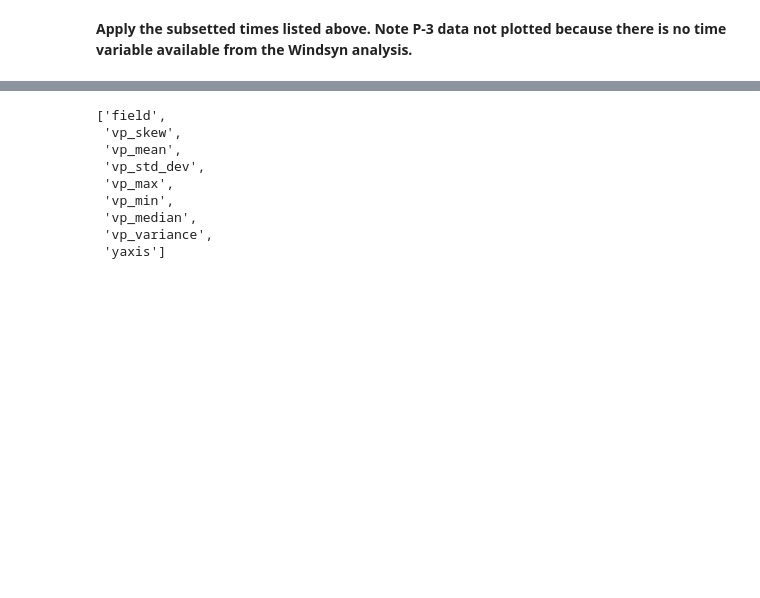
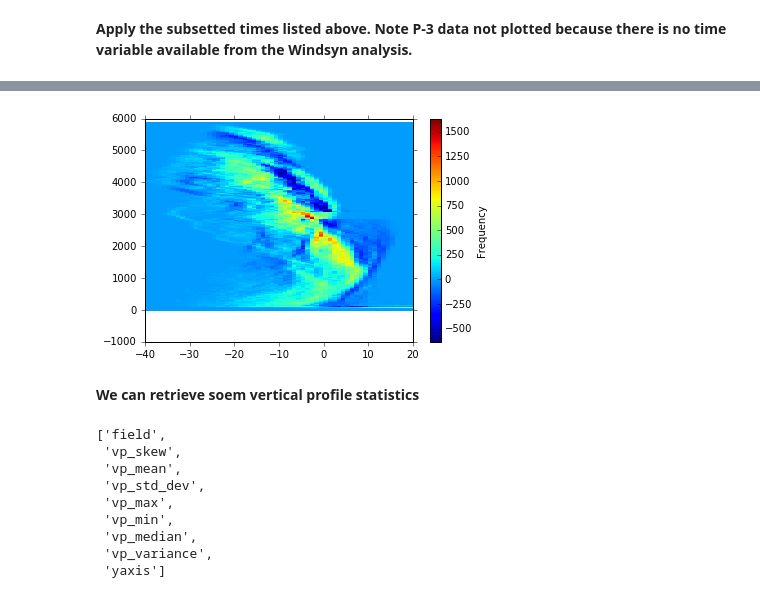
Before and after one commit to nguy/AWOT, a Jupyter notebook: examples/awot_cfad_demo.ipynb, the cells around one changed output, grey strips where cells are left out. Saved outputs shown, nothing was run; the diff lists cells and outputs as text; code cells hidden in the pictures; blank space fills up the shorter version.

Commit message:
ENH: Add CFAD differenct. Restructure naming in radar_utility.

```diff
--- a/examples/awot_cfad_demo.ipynb
+++ b/examples/awot_cfad_demo.ipynb
@@ -294,0 +307,16 @@ figC.tight_layout()
+# %%
+wcrf2a = os.path.join("/Users/guy/data/king_air/owles2013/wcr/iop2", "WCR.OWLES13.20131211.180648_184900.up-down.nc")
+wcrf2b = os.path.join("/Users/guy/data/king_air/owles2013/wcr/iop2", "WCR.OWLES13.20131211.184901_191544.up-down.nc")
+wcrf2c = os.path.join("/Users/guy/data/king_air/owles2013/wcr/iop2", "WCR.OWLES13.20131211.191546_195151.up-down.nc")
+
+#wcrf2a = os.path.join("/Users/guy/data/king_air/owles2013/wcr", "WCR.OWLES13.20131215.225944_234806.up-down.nc")
+#wcrf2b = os.path.join("/Users/guy/data/king_air/owles2013/wcr", "WCR.OWLES13.20131215.234808_002411.up-down.nc")
+#wcrf2c = os.path.join("/Users/guy/data/king_air/owles2013/wcr", "WCR.OWLES13.20131216.011412_014501.up-down.nc")
+
+wcr2a = awot.io.read_wcr2(fname=wcrf2a)
+wcr2b = awot.io.read_wcr2(fname=wcrf2b)
+wcr2c = awot.io.read_wcr2(fname=wcrf2c)
+
+wcrut2a = awot.graph.RadarUtilityPlot(wcr2a)
+wcrut2b = awot.graph.RadarUtilityPlot(wcr2b)
+wcrut2c = awot.graph.RadarUtilityPlot(wcr2c)
@@ -294,0 +336,9 @@ figC.tight_layout()
+# %%
+cfad2awcrZ = wcrut2a.calc_cfad('reflectivity', height_axis=1,
+                           xbinsminmax=(-40., 20.), nbinsx=61)
+
+cfad2bwcrZ = wcrut2b.calc_cfad('reflectivity', height_axis=1,
+                           xbinsminmax=(-40., 20.), nbinsx=61)
+
+cfad2cwcrZ = wcrut2c.calc_cfad('reflectivity', height_axis=1,
+                           xbinsminmax=(-40., 20.), nbinsx=61)
@@ -295,3 +348,13 @@ figC.tight_layout()
+# %%
+cfad2awcrZ['frequency_points'] = cfad2awcrZ['frequency_points'][3::,:]
+cfad2awcrZ['frequency_percent'] = cfad2awcrZ['frequency_percent'][3::,:]
+cfad2awcrZ['xaxis'] = cfad2awcrZ['xaxis'][3::]
+cfad2awcrZ['yaxis'] = cfad2awcrZ['yaxis'][3::]
+wcrut2a.plot_cfad_diff(cfad2awcrZ, cfad2bwcrZ, plot_percent=True)
+# %% [output]
+[figure, added]
+# %% [markdown]
+<b>We can retrieve soem vertical profile statistics</b>
 # %%
 vp_statwcrZ = wcrut.calc_vertical_profile('reflectivity', height_axis=1)
 vp_statwcrW = wcrut.calc_vertical_profile('velocity', height_axis=1)
```
Also changed, not shown: parts of 9 cells of this notebook, 1 other file.
